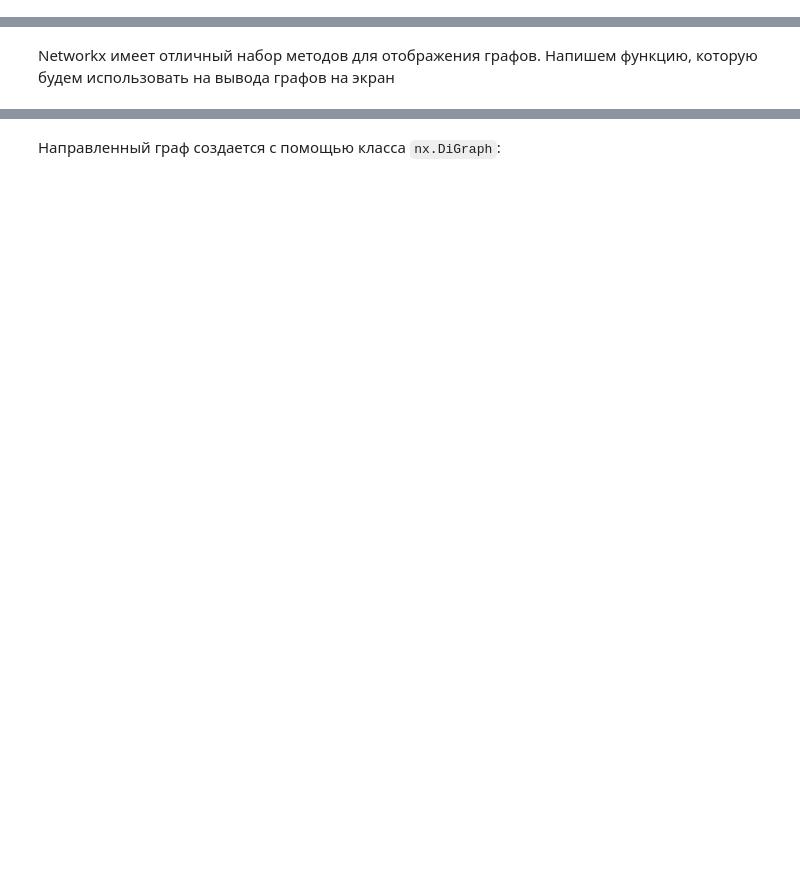
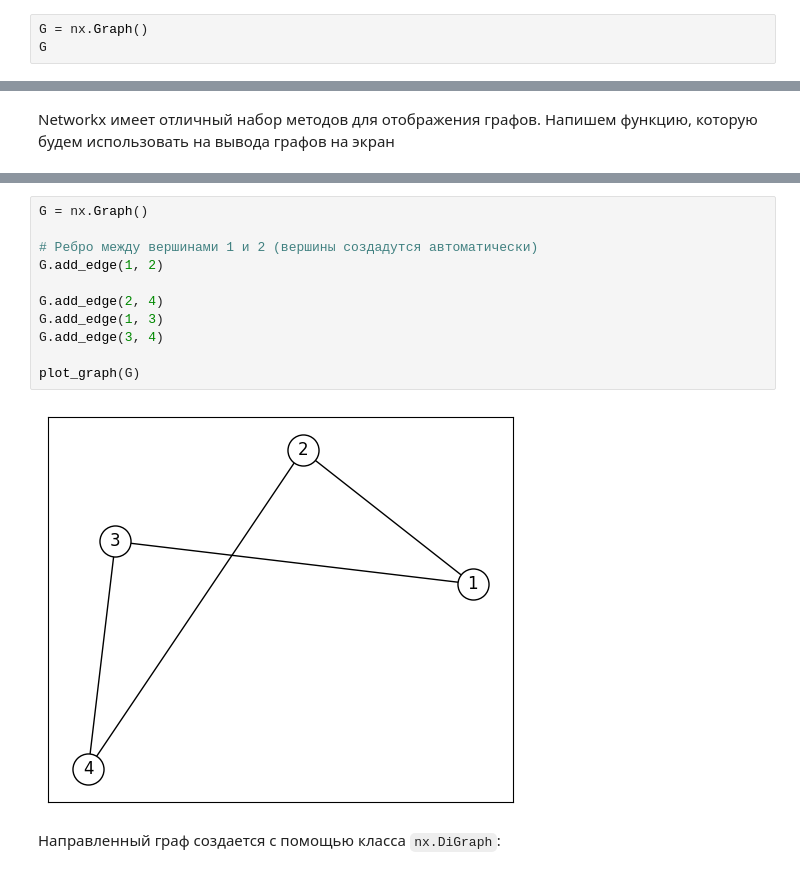
Before and after one commit to anton-pershin/spbu-fundamentals-of-algorithms, a Jupyter notebook: practicum_2/intro_to_networkx.ipynb, the cells around one changed output, grey strips where cells are left out. Drawn from its saved outputs; the diff is of its cells as text; blank space fills up the shorter version.

```diff
--- a/practicum_2/intro_to_networkx.ipynb
+++ b/practicum_2/intro_to_networkx.ipynb
@@ -15,3 +16,6 @@ Networkx поддерживает неориентированные/ориен
 *  Ориентированный граф: `nx.DiGraph`
 *  Неориентированный мультиграф: `nx.MultiGraph`
 *  Ориентированный мультиграф: `nx.MultiDiGraph`
+# %%
+G = nx.Graph()
+G
@@ -24,2 +93,15 @@ Networkx имеет отличный набор методов для отобр
+# %%
+G = nx.Graph()
+
+# Ребро между вершинами 1 и 2 (вершины создадутся автоматически)
+G.add_edge(1, 2)
+
+G.add_edge(2, 4)
+G.add_edge(1, 3)
+G.add_edge(3, 4)
+
+plot_graph(G)
+# %% [output]
+[figure, added]
 # %% [markdown]
 Направленный граф создается с помощью класса `nx.DiGraph`:
```
Also changed, not shown: parts of 46 cells of this notebook.
